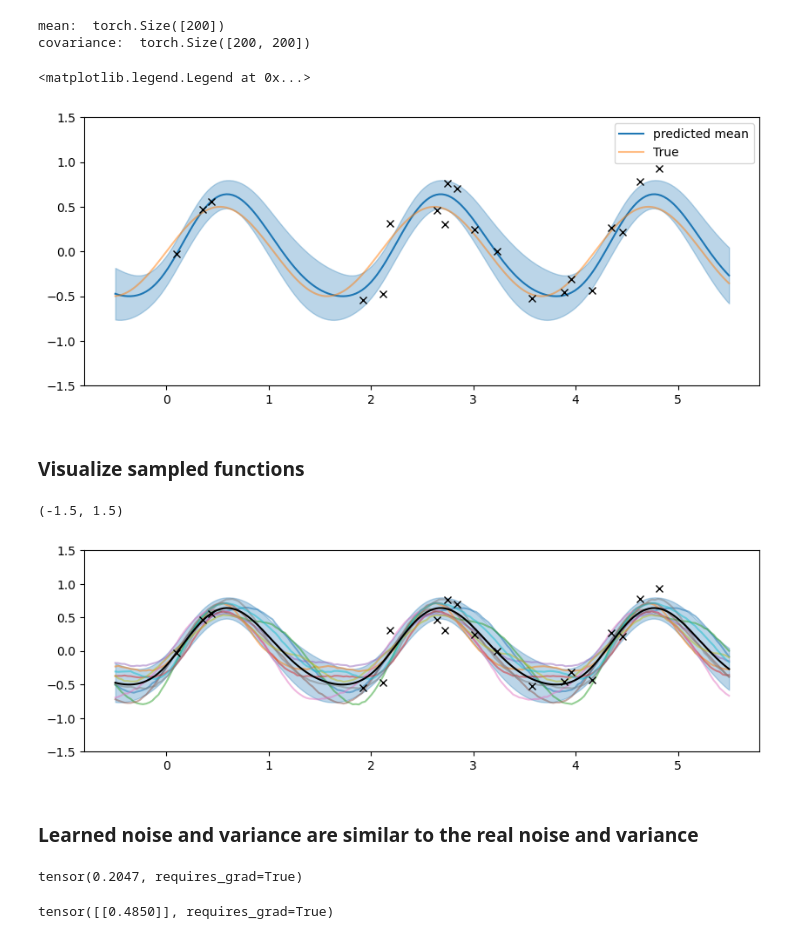
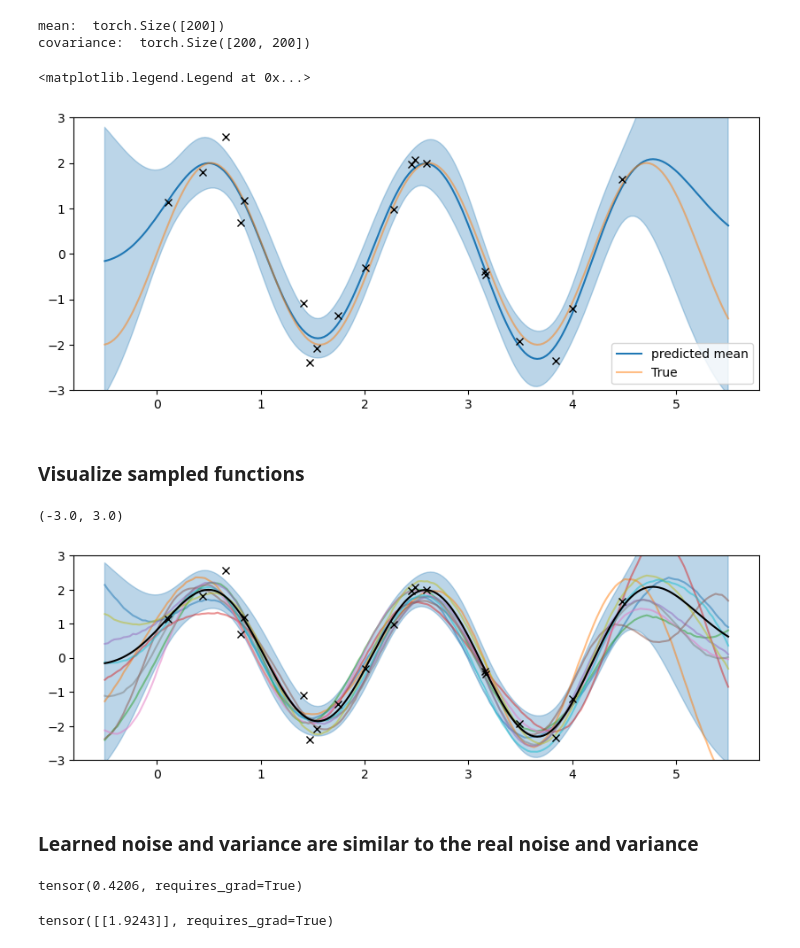
Before and after one commit to luisdiaz1997/SpatialFactorization, a Jupyter notebook: notebooks/Gaussian Processes/GP_test.ipynb, the cells around one changed output. Cells and saved outputs as stored; diff of their text form; code cells hidden in the pictures.

```diff
--- a/notebooks/Gaussian Processes/GP_test.ipynb
+++ b/notebooks/Gaussian Processes/GP_test.ipynb
@@ -22,18 +23,17 @@ $Y = 0.5sin(3*X) + 0.2\epsilon $
 # %% [markdown]
 $\epsilon \sim N(0, 1)$
 # %%
-np.random.seed(0)
+torch.manual_seed(0)
+
 N = 20
-X = 5*np.random.rand(N)
-y = 0.5 *np.sin(3 * X) + 0.2*np.random.randn(N)
+X = 5*torch.rand((N,))
+y = 2 *torch.sin(3 * X) + 0.4*torch.randn((N,))
 
 Nsamples = 1000
-Xtest = np.linspace(-0.5, 5.5, Nsamples)
+Xtest = torch.linspace(-0.5, 5.5, Nsamples, dtype=torch.float)
 
 
-
-
-plt.plot(Xtest, 0.5*np.sin(3*Xtest))
+plt.plot(Xtest, 2*torch.sin(3*Xtest))
 plt.plot(X, y, "kx")
 # %% [output]
 [<matplotlib.lines.Line2D at 0x...>]
@@ -48,10 +48,10 @@ for i, kernel_class in enumerate(kernels):
     kernel = kernel_class(
     variance=6.0, lengthscale= 0.05 )
 
-
     gpr = spacedecomp.GP(X[:,None], y, kernel, noise=0.1)
     cov = kernel.predict(X=Xtest[:, None]) + (gpr.noise**2)*torch.eye(Nsamples)
-    samples = MultivariateNormal(torch.zeros(Nsamples),cov).sample((3,))
+    L = torch.linalg.cholesky(cov)
+    samples = MultivariateNormal(torch.zeros(Nsamples), scale_tril=L).sample((3,))
 
     plt.subplot(len(kernels), 1, i+1)
     plt.plot(Xtest, samples[0])
@@ -107,9 +107,9 @@ for i, kernel_class in enumerate(kernels):
 # %% [markdown]
 ## Train GP
 # %%
-kernel = Periodic()
+kernel = RBF()
 gpr = spacedecomp.GP(X[:,None], y, kernel, noise=0.1)
-history = gpr.fit(optimizer=optim.Adam, epochs=1000)
+history = gpr.fit(optimizer=optim.Adam, epochs=2000, lr=1e-2)
 plt.plot(history)
 # %% [output]
 Finished Training
@@ -119,7 +119,7 @@ Finished Training
 ## Get posterior distribution
 # %%
 Nsamples = 200
-Xtest = np.linspace(-0.5, 5.5, Nsamples)
+Xtest = torch.linspace(-0.5, 5.5, Nsamples)
 with torch.no_grad():
     mean, cov = gpr.predict(Xtest[:,None])
     sd = cov.diag().sqrt()
@@ -130,20 +130,20 @@ covariance:  torch.Size([200, 200])
 # %%
 plt.figure(figsize=(10, 4))
 plt.plot(Xtest, mean, label='predicted mean')
-plt.plot(Xtest, 0.5*np.sin(3*Xtest), alpha=0.5, label='True')
+plt.plot(Xtest, 2*np.sin(3*Xtest), alpha=0.5, label='True')
 plt.fill_between(
             Xtest,
             (mean - 2.0 * sd).numpy(),
             (mean + 2.0 * sd).numpy(),
             color="C0",
             alpha=0.3,
         )
 plt.plot(X, y, "kx")
-plt.ylim((-1.5, 1.5))
+plt.ylim((-3, 3))
 plt.legend()
 # %% [output]
 <matplotlib.legend.Legend at 0x...>
-[figure, old version]
+[figure, new version]
 # %% [markdown]
 ### Visualize sampled functions
 # %%
@@ -170,17 +170,17 @@ for i in range(N_functions):
 
 plt.plot(X, y, "kx")
 plt.plot(Xtest, mean, color='black')
-plt.ylim((-1.5, 1.5))
+plt.ylim((-3, 3))
 # %% [output]
-(-1.5, 1.5)
+(-3.0, 3.0)
-[figure, old version]
+[figure, new version]
 # %% [markdown]
 ### Learned noise and variance are similar to the real noise and variance
 # %%
 gpr.noise
 # %% [output]
-tensor(0.2047, requires_grad=True)
+tensor(0.4206, requires_grad=True)
 # %%
 gpr.kernel.sigma
 # %% [output]
-tensor([[0.4850]], requires_grad=True)
+tensor([[1.9243]], requires_grad=True)
```
Also changed, not shown: parts of 8 cells of this notebook, 3 other files.
